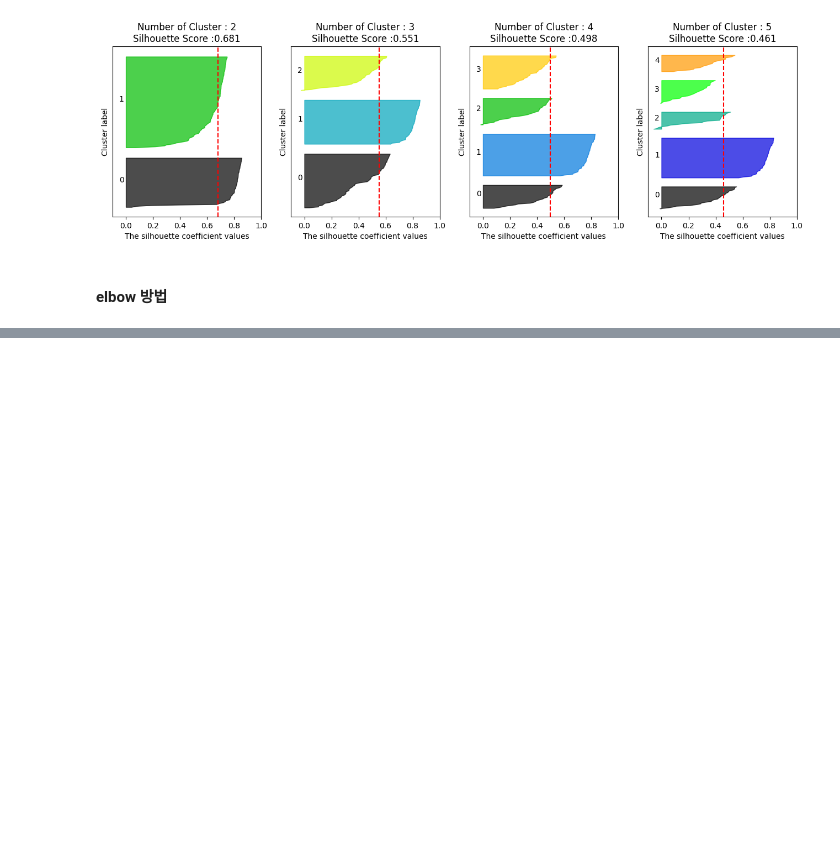
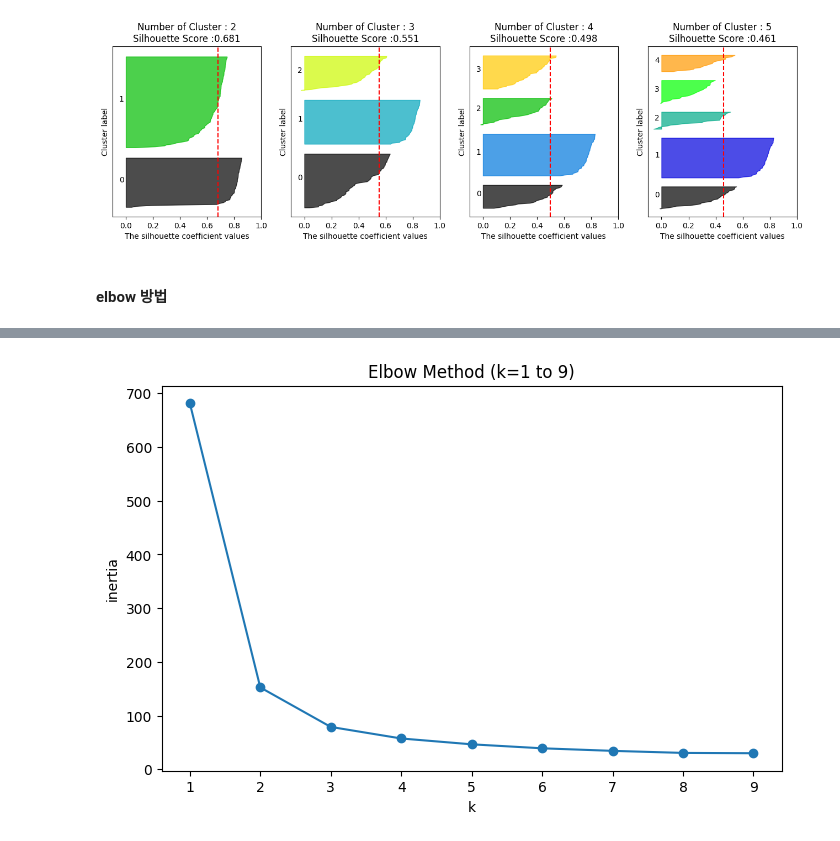
Before and after one commit to jimena1lee/pythonmlproject, a Jupyter notebook: 05_군집_붓꽃KMeans.ipynb, the cells around one changed output, grey strips where cells are left out. Cells and saved outputs as stored; diff of their text form; code cells hidden in the pictures; blank space fills up the shorter version.

```diff
--- a/05_군집_붓꽃KMeans.ipynb
+++ b/05_군집_붓꽃KMeans.ipynb
@@ -251,0 +336,12 @@ for n in range(1, 10):
+# %%
+k_range = range(1, 10)
+
+plt.figure(figsize=(8, 5))
+plt.plot(k_range, inertia, marker='o')
+plt.title('Elbow Method (k=1 to 9)')
+plt.xlabel('k')
+plt.ylabel('inertia')
+plt.xticks(k_range)
+plt.show()
+# %% [output]
+[figure, added]
```
Also changed, not shown: parts of 13 cells of this notebook.
